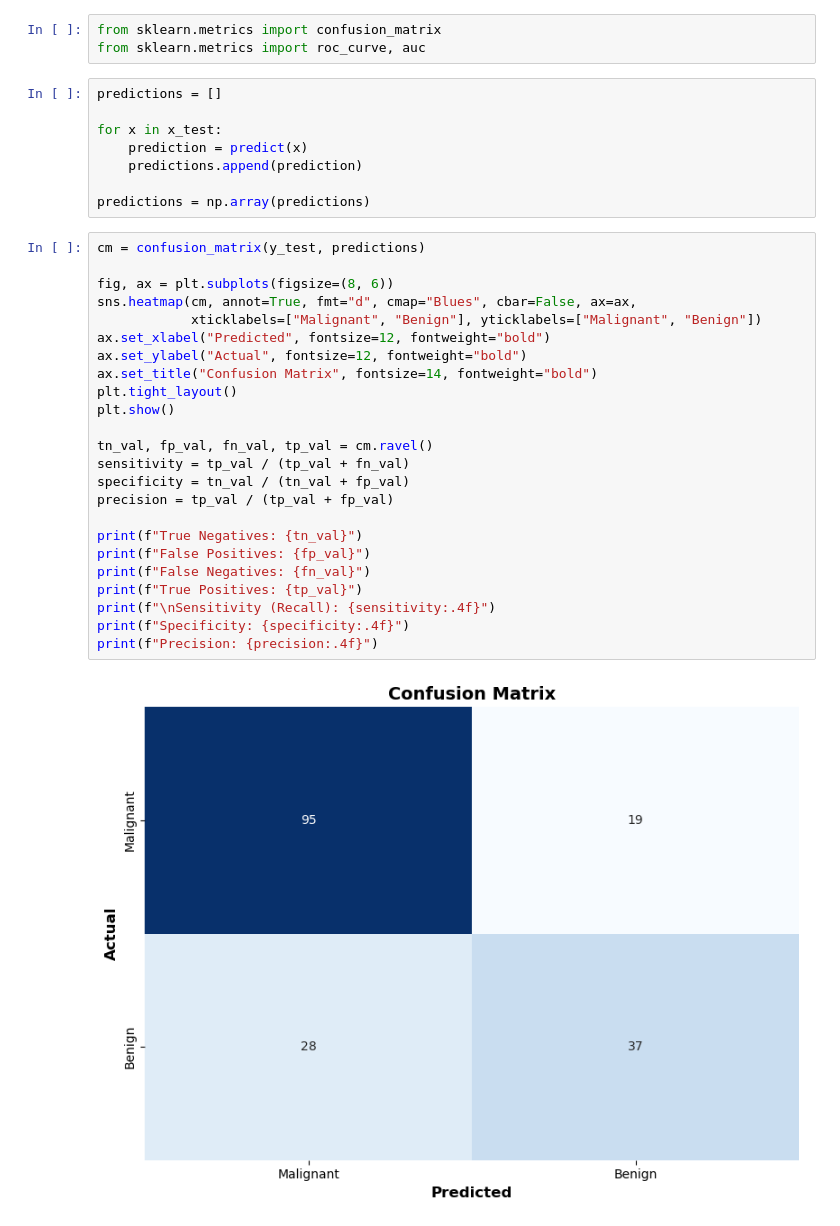
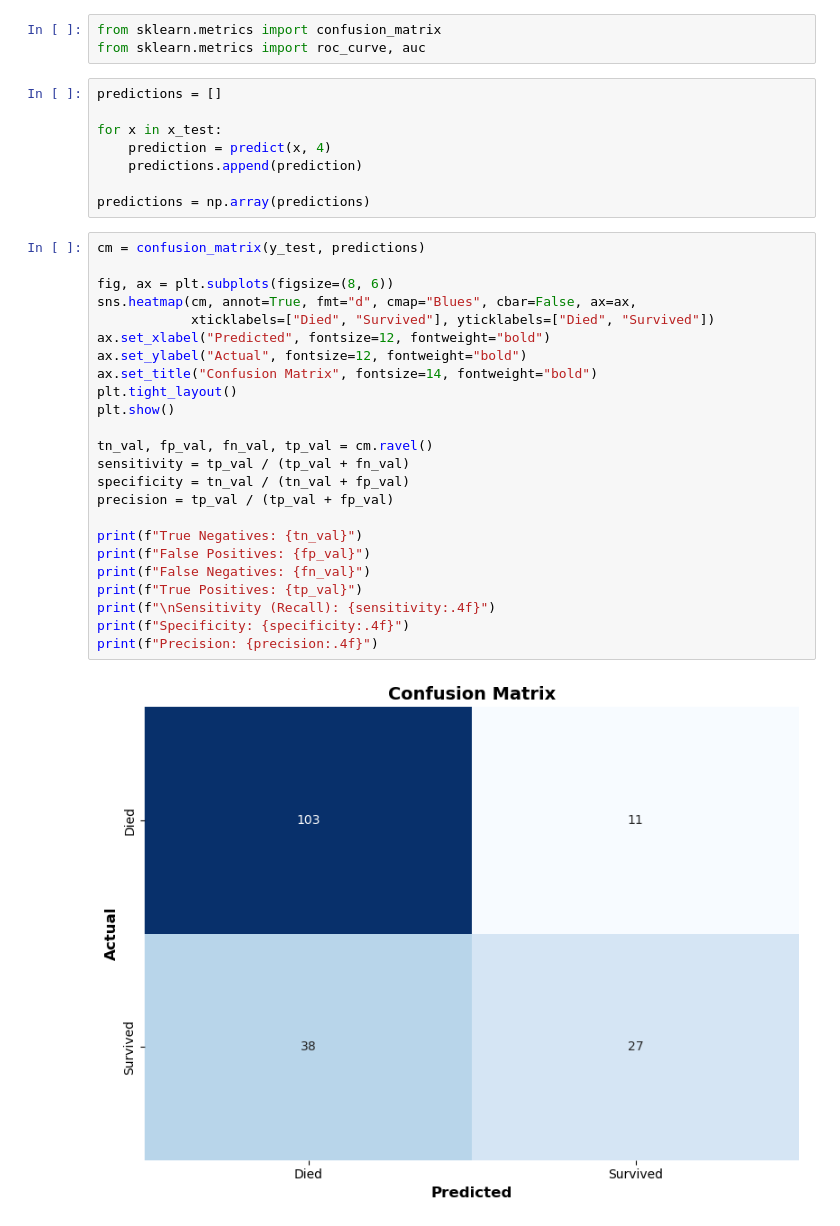
Before and after one commit to danielpederzini/classification-from-scratch, a Jupyter notebook: knn_titanic.ipynb, the cells around one changed output. Cells and saved outputs as stored; diff of their text form.

```diff
--- a/knn_titanic.ipynb
+++ b/knn_titanic.ipynb
@@ -181,33 +181,33 @@ from sklearn.metrics import roc_curve, auc
 predictions = []
 
 for x in x_test:
-    prediction = predict(x)
+    prediction = predict(x, 4)
     predictions.append(prediction)
 
 predictions = np.array(predictions)
 # %%
 cm = confusion_matrix(y_test, predictions)
 
 fig, ax = plt.subplots(figsize=(8, 6))
 sns.heatmap(cm, annot=True, fmt="d", cmap="Blues", cbar=False, ax=ax,
-            xticklabels=["Malignant", "Benign"], yticklabels=["Malignant", "Benign"])
+            xticklabels=["Died", "Survived"], yticklabels=["Died", "Survived"])
 ax.set_xlabel("Predicted", fontsize=12, fontweight="bold")
 ax.set_ylabel("Actual", fontsize=12, fontweight="bold")
 ax.set_title("Confusion Matrix", fontsize=14, fontweight="bold")
 plt.tight_layout()
 plt.show()
 
 tn_val, fp_val, fn_val, tp_val = cm.ravel()
 sensitivity = tp_val / (tp_val + fn_val)
 specificity = tn_val / (tn_val + fp_val)
 precision = tp_val / (tp_val + fp_val)
 
 print(f"True Negatives: {tn_val}")
 print(f"False Positives: {fp_val}")
 print(f"False Negatives: {fn_val}")
 print(f"True Positives: {tp_val}")
 print(f"\nSensitivity (Recall): {sensitivity:.4f}")
 print(f"Specificity: {specificity:.4f}")
 print(f"Precision: {precision:.4f}")
 # %% [output]
-[figure, old version]
+[figure, new version]
```
Also changed, not shown: parts of 3 cells of this notebook.
